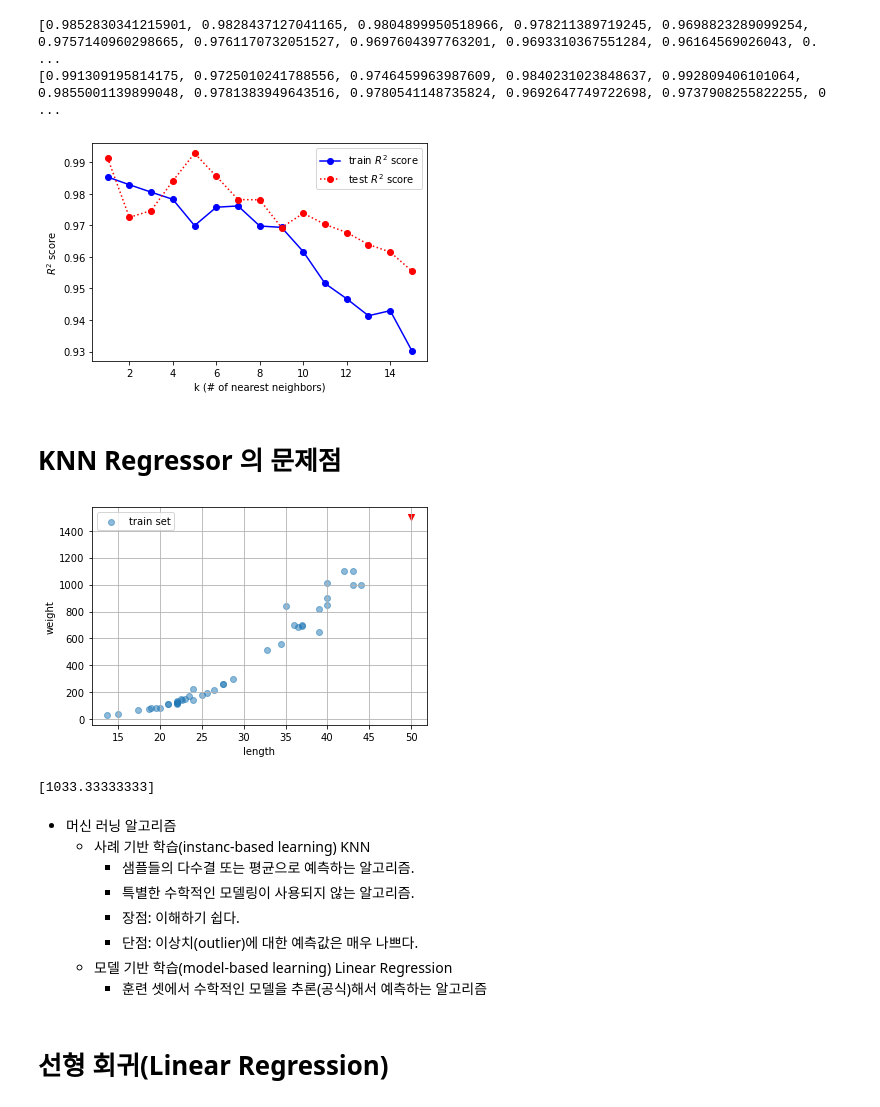
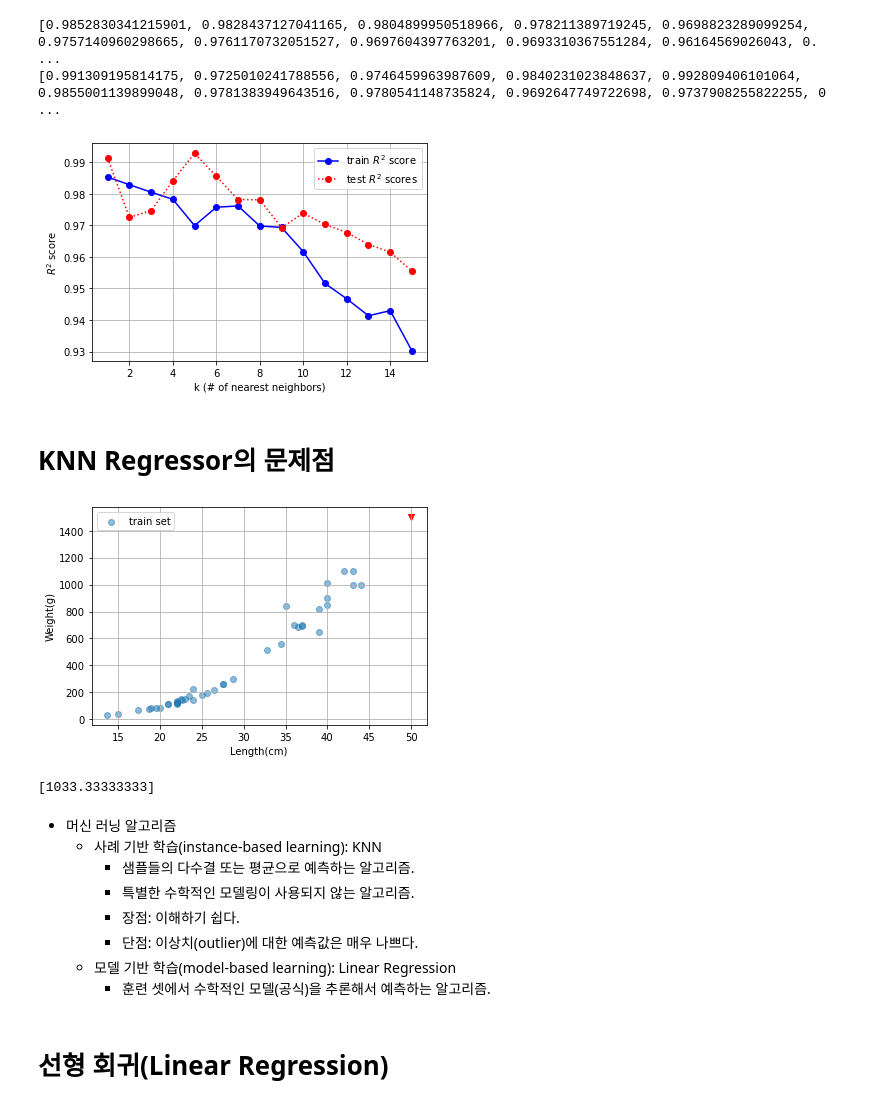
Before and after one commit to ljh5973/itwill_python, a Jupyter notebook: ml05_regression.ipynb, the cells around one changed output. Cells and saved outputs as stored; diff of their text form; code cells hidden in the pictures.

```diff
--- a/ml05_regression.ipynb
+++ b/ml05_regression.ipynb
@@ -289,32 +268,32 @@ print(test_scores)
 [0.9852830341215901, 0.9828437127041165, 0.9804899950518966, 0.978211389719245, 0.9698823289099254, 0.9757140960298665, 0.9761170732051527, 0.9697604397763201, 0.9693310367551284, 0.96164569026043, 0. ...
 [0.991309195814175, 0.9725010241788556, 0.9746459963987609, 0.9840231023848637, 0.992809406101064, 0.9855001139899048, 0.9781383949643516, 0.9780541148735824, 0.9692647749722698, 0.9737908255822255, 0 ...
 # %%
-# 시각화
-plt.plot(k_values,train_scores , "bo-", label="train $R^2$ score")
-plt.plot(k_values, test_scores, 'ro:', label="test $R^2$ score")
+plt.plot(k_values, train_scores, 'bo-', label='train $R^2$ score')
+plt.plot(k_values, test_scores, 'ro:', label='test $R^2$ scores')
+
+plt.grid()
+plt.xlabel('k (# of nearest neighbors)')
+plt.ylabel('$R^2$ score')
 plt.legend()
-plt.xlabel("k (# of nearest neighbors)")
-plt.ylabel("$R^2$ score")
 plt.show()
 # %% [output]
-[figure, old version]
+[figure, new version]
 # %% [markdown]
-# KNN Regressor 의 문제점
+# KNN Regressor의 문제점
 # %%
 # 훈련 셋 시각화
-plt.scatter(X_train, y_train, label="train set", alpha=0.5)
+plt.scatter(X_train, y_train, label='train set', alpha=0.5)
 
-# 길이 50cm 무게 1500g인 가상의 농어 (Perch) 한 마리
-test_fish_length=[[50]] # 특성 배열: (n_sample, n_feature) shape의 2차원 배열
-test_fish_weight=[1500] # 레이블 배열: (n_sample) shape의 1차원 배열
-plt.scatter(test_fish_length, test_fish_weight, marker='v', color="red" )
-
+# 길이는 50cm, 무게가 1500g인 가상의 농어(perch) 한 마리
+test_fish_length = [[50]]  # 특성 배열: (n_sample, n_feature) shape의 2차원 배열
+test_fish_weight = [1500]  # 레이블 배열: (n_sample,) shape의 1차원 배열
+plt.scatter(test_fish_length, test_fish_weight, marker='v', color='red')
 
 plt.legend()
-plt.xlabel("length")
-plt.ylabel("weight")
 plt.grid()
+plt.xlabel('Length(cm)')
+plt.ylabel('Weight(g)')
 plt.show()
 # %% [output]
-[figure, old version]
+[figure, new version]
 # %%
@@ -326,13 +306,13 @@ print(prediction)
 [1033.33333333]
 # %% [markdown]
 * 머신 러닝 알고리즘
-    * 사례 기반 학습(instanc-based learning) KNN
+    * 사례 기반 학습(instance-based learning): KNN
         * 샘플들의 다수결 또는 평균으로 예측하는 알고리즘.
         * 특별한 수학적인 모델링이 사용되지 않는 알고리즘.
         * 장점: 이해하기 쉽다.
         * 단점: 이상치(outlier)에 대한 예측값은 매우 나쁘다.
-    * 모델 기반 학습(model-based learning)   Linear Regression
-        * 훈련 셋에서 수학적인 모델을 추론(공식)해서 예측하는 알고리즘
+    * 모델 기반 학습(model-based learning): Linear Regression
+        * 훈련 셋에서 수학적인 모델(공식)을 추론해서 예측하는 알고리즘.
 # %% [markdown]
 # 선형 회귀(Linear Regression)
 # %%
```
Also changed, not shown: parts of 76 cells of this notebook, 9 other files.
